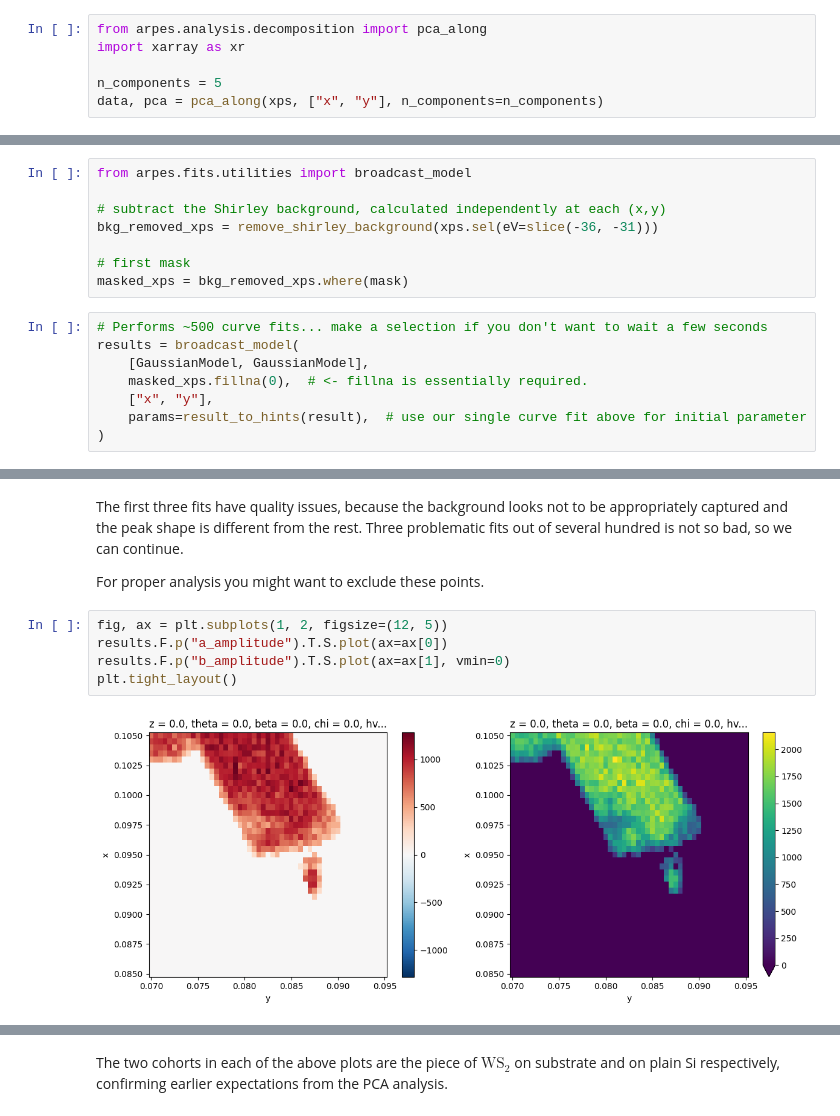
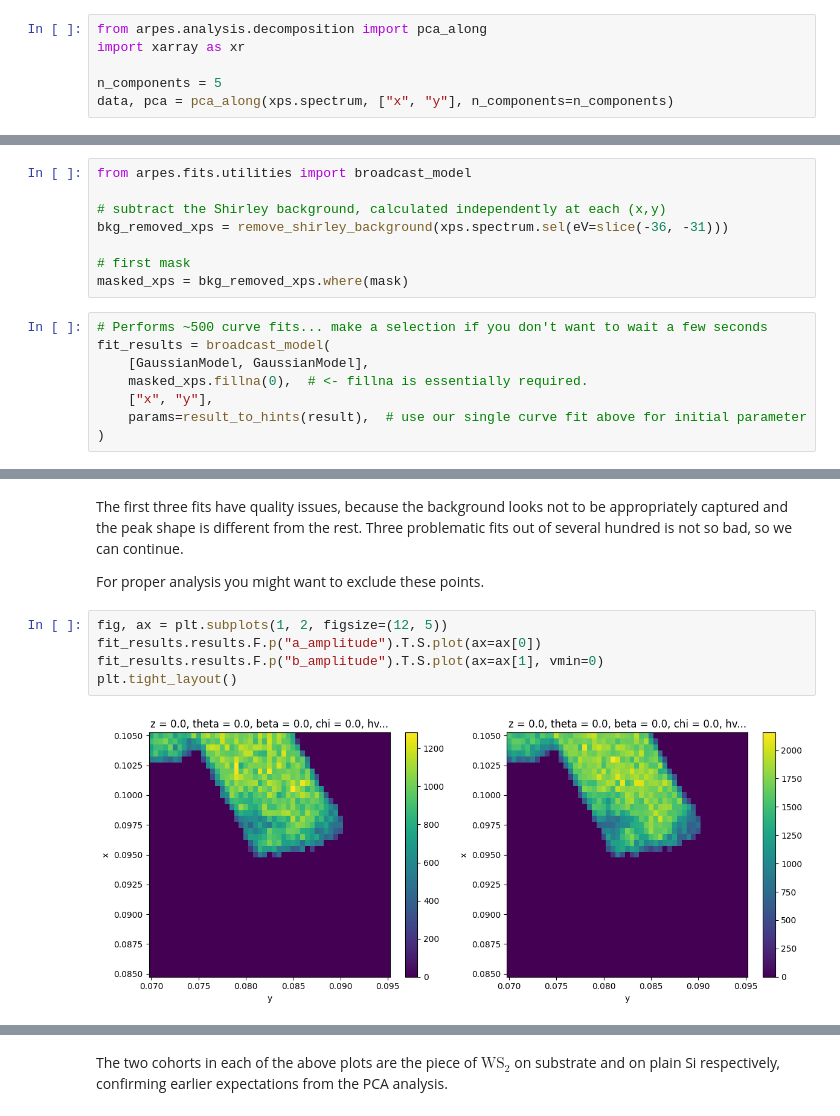
Before and after one commit to mkopciuszynski/arpes, a Jupyter notebook: docs/source/notebooks/full-analysis-xps.ipynb, the cells around one changed output, grey strips where cells are left out. Cells and saved outputs as stored; diff of their text form.

```diff
--- a/docs/source/notebooks/full-analysis-xps.ipynb
+++ b/docs/source/notebooks/full-analysis-xps.ipynb
@@ -41,7 +41,7 @@ from arpes.analysis.decomposition import pca_along
 import xarray as xr
 
 n_components = 5
-data, pca = pca_along(xps, ["x", "y"], n_components=n_components)
+data, pca = pca_along(xps.spectrum, ["x", "y"], n_components=n_components)
 # %%
 fig, ax = plt.subplots(n_components, 2, figsize=(8, 4 * n_components))
 
@@ -262,13 +262,13 @@ Looking at the residual this is quite a bit better. Now let's perform fitting ac
 from arpes.fits.utilities import broadcast_model
 
 # subtract the Shirley background, calculated independently at each (x,y)
-bkg_removed_xps = remove_shirley_background(xps.sel(eV=slice(-36, -31)))
+bkg_removed_xps = remove_shirley_background(xps.spectrum.sel(eV=slice(-36, -31)))
 
 # first mask
 masked_xps = bkg_removed_xps.where(mask)
 # %%
 # Performs ~500 curve fits... make a selection if you don't want to wait a few seconds
-results = broadcast_model(
+fit_results = broadcast_model(
     [GaussianModel, GaussianModel],
     masked_xps.fillna(0),  # <- fillna is essentially required.
     ["x", "y"],
@@ -298,10 +298,10 @@ The first three fits have quality issues, because the background looks not to be
 For proper analysis you might want to exclude these points.
 # %%
 fig, ax = plt.subplots(1, 2, figsize=(12, 5))
-results.F.p("a_amplitude").T.S.plot(ax=ax[0])
-results.F.p("b_amplitude").T.S.plot(ax=ax[1], vmin=0)
+fit_results.results.F.p("a_amplitude").T.S.plot(ax=ax[0])
+fit_results.results.F.p("b_amplitude").T.S.plot(ax=ax[1], vmin=0)
 plt.tight_layout()
 # %% [output]
-[figure, old version]
+[figure, new version]
 # %%
 fig, ax = plt.subplots(1, 2, figsize=(12, 5))
```
Also changed, not shown: parts of 13 cells of this notebook, 13 other files.
